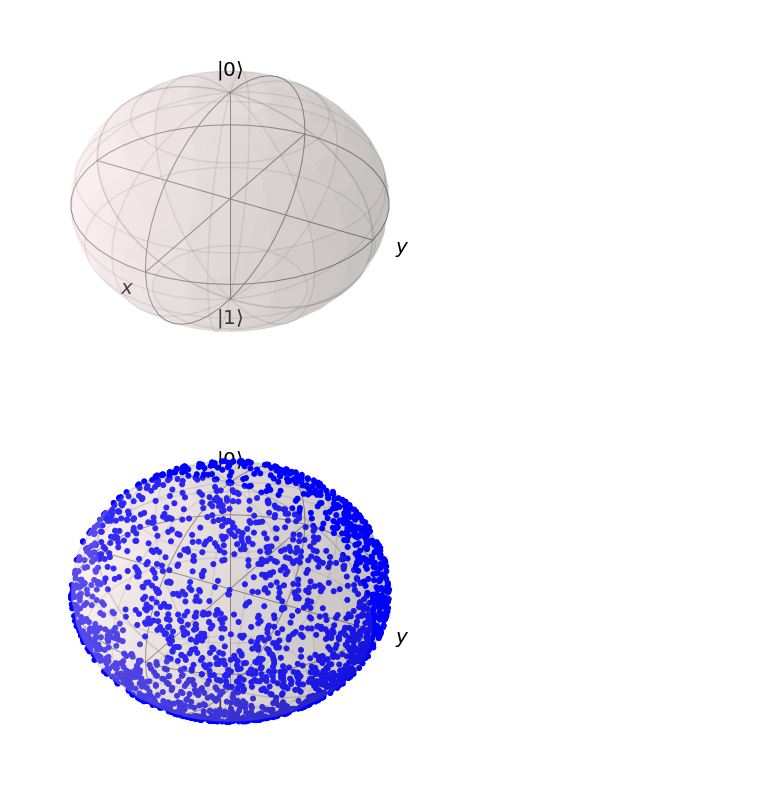
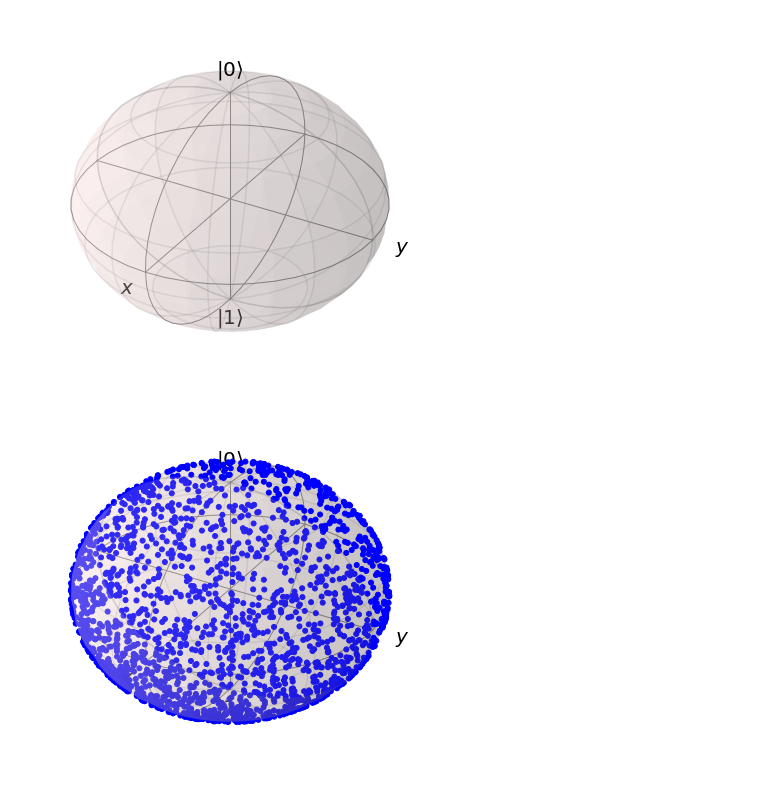
Before and after one commit to korsakjakub/Compilation-of-quantum-qubit-gates-in-the-presence-of-noise, a Jupyter notebook: notebook.ipynb, the cells around one changed output. Cells and saved outputs as stored; diff of their text form; code cells hidden in the pictures.

```diff
--- a/notebook.ipynb
+++ b/notebook.ipynb
@@ -11,20 +11,20 @@ b.make_sphere()
 # %%
 b.clear()
 n = 1000
 eps = 1
 rz = get_rotation_matrix(Axis.Z, eps)
 ry = get_rotation_matrix(Axis.Y, eps)
-v = [1/np.sqrt(2), 1/np.sqrt(2), 0]
+v = [1,0, 0]
 pnts = [v]
 
 for i in range(n):
     pnts.append(rz.dot(pnts[i]))
     pnts.append(ry.dot(pnts[i]))
 
 b.add_points(np.transpose(pnts))
 b.render()
 # %% [output]
-[figure, old version]
+[figure, new version]
 # %%
 from scipy.linalg import expm
 # %%
```
Also changed, not shown: 2 other files.
